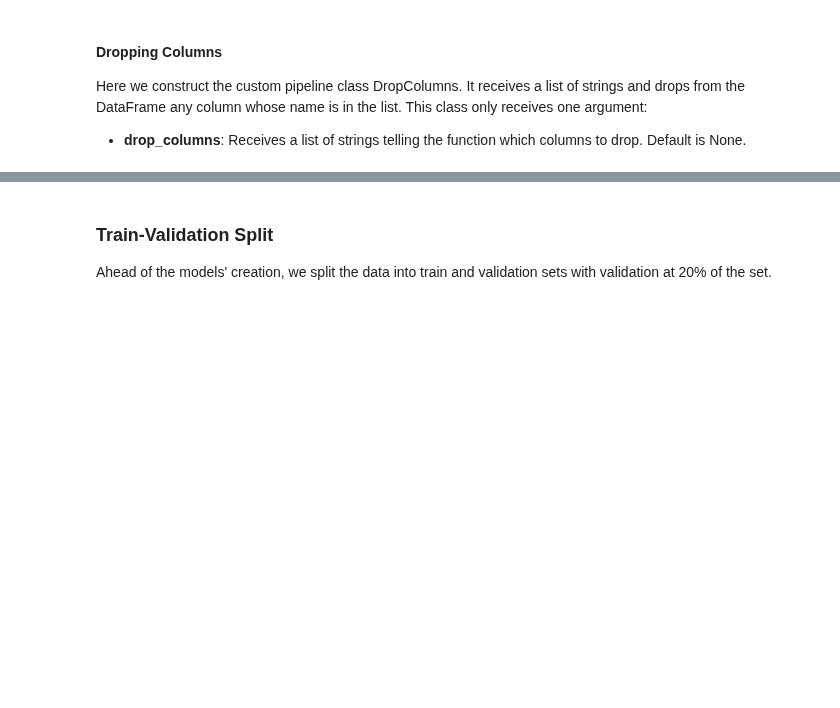
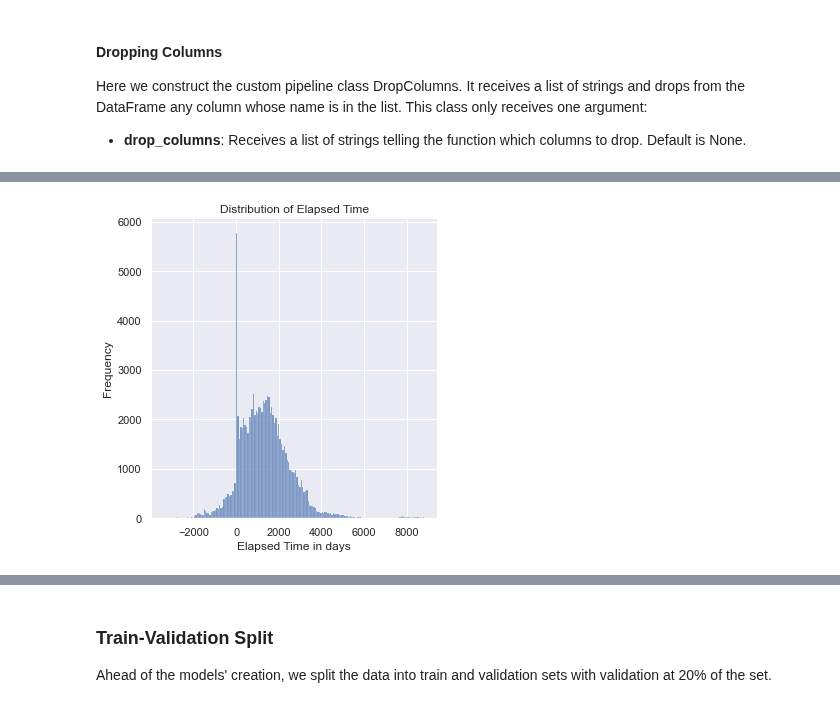
Before and after one commit to JohannesRahn/MachineLearningGroupProject, a Jupyter notebook: group7_FINAL.ipynb, the cells around one changed output, grey strips where cells are left out. Saved outputs shown, nothing was run; the diff lists cells and outputs as text; code cells hidden in the pictures; blank space fills up the shorter version.

```diff
--- a/group7_FINAL.ipynb
+++ b/group7_FINAL.ipynb
@@ -1088,0 +1082,8 @@ Having selected the optimal configuration for all models, we compare their perfo
+# %%
+# Apply the pipeline to generate the "elapsed_time" and the "tendency_to_review" variables
+analysis_pipeline = Pipeline([
+    ('tendency_to_review', TendencyToReview(drop_words=True, standardize=False)),
+    ('elapsed_time', ElapsedTimeTransformer(add_elapsed=True, drop_features=False))
+])
+
+analysis_df = analysis_pipeline.fit_transform(final_df)
@@ -1088,0 +1106,11 @@ Having selected the optimal configuration for all models, we compare their perfo
+# %%
+# Plotting the distribution of elapsed_time
+sns.displot(analysis_df['elapsed_time'])
+
+plt.title('Distribution of Elapsed Time')
+plt.xlabel('Elapsed Time in days')
+plt.ylabel('Frequency')
+
+plt.show()
+# %% [output]
+[figure, added]
```
Also changed, not shown: parts of 36 cells of this notebook.
